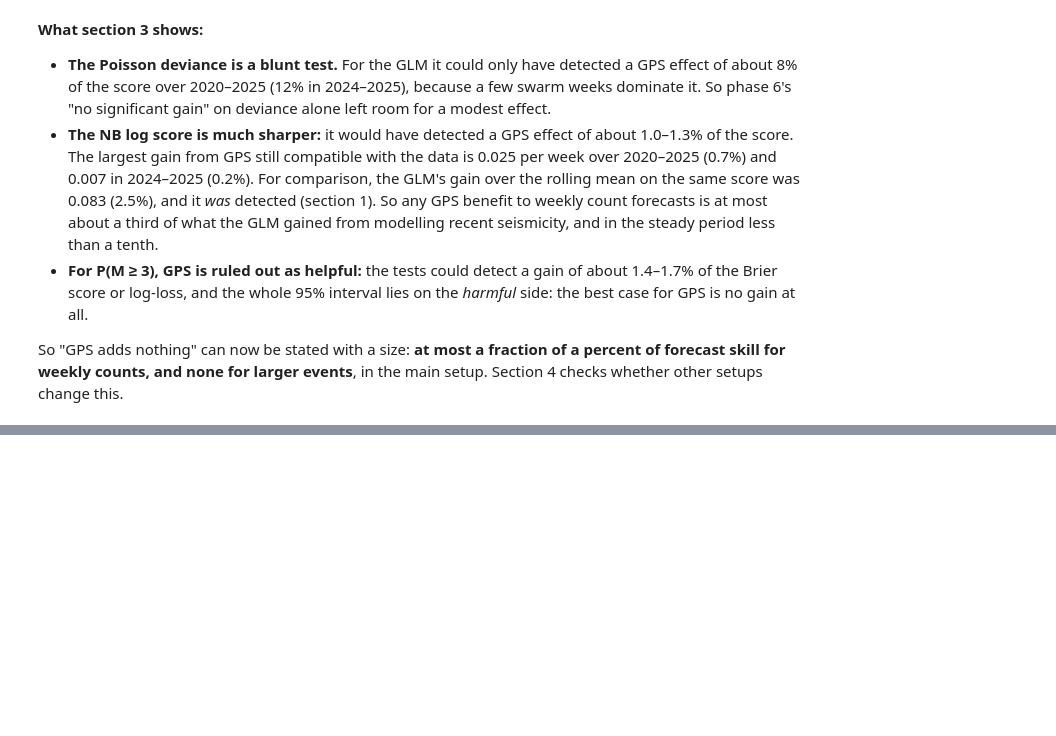
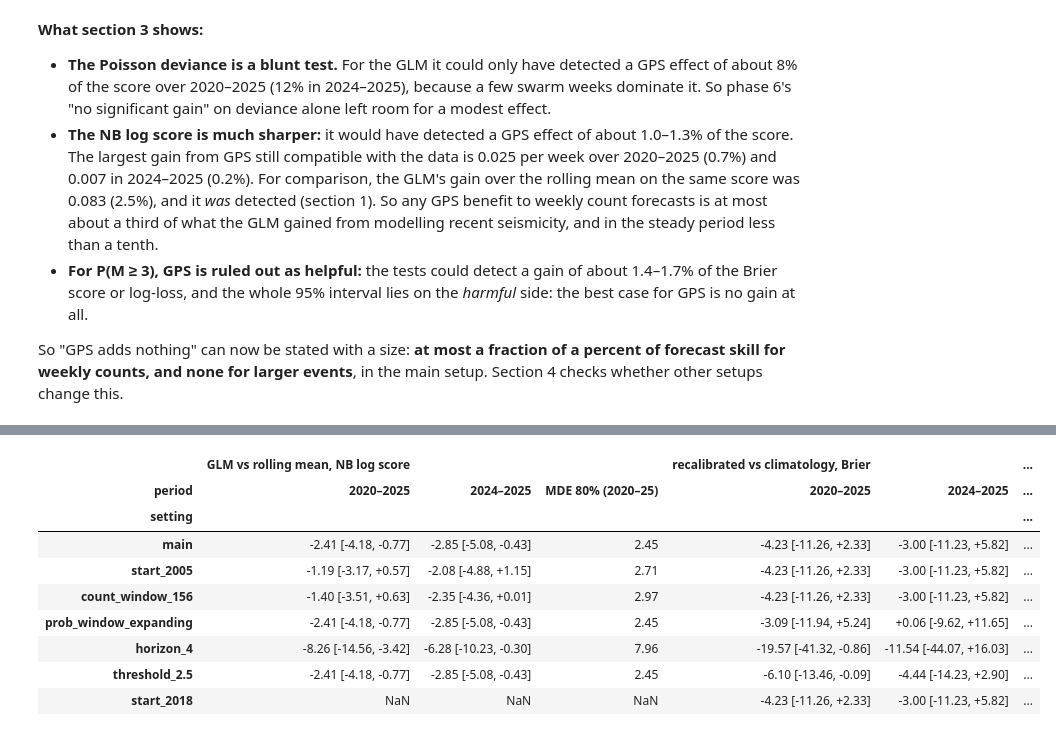
Before and after one commit to PatrickBolton/flegrei-seismicity, a Jupyter notebook: notebooks/05_evaluation.ipynb, the cells around one changed output, grey strips where cells are left out. Saved outputs shown, nothing was run; the diff lists cells and outputs as text; code cells hidden in the pictures; blank space fills up the shorter version.

```diff
--- a/notebooks/05_evaluation.ipynb
+++ b/notebooks/05_evaluation.ipynb
@@ -309,0 +393,15 @@ So "GPS adds nothing" can now be stated with a size: **at most a fraction of a p
+# %%
+# Reference effects, as % of score: modelling gains that are real in the main setup.
+pd.concat({"GLM vs rolling mean, NB log score": compact("reference: GLM vs rolling mean", "NB log score"),
+           "recalibrated vs climatology, Brier": compact("reference: recalibrated vs climatology", "Brier")}, axis=1)
+# %% [output]
+|  | GLM vs rolling mean, NB log score |  |  | recalibrated vs climatology, Brier |  | ... |
+| period | 2020–2025 | 2024–2025 | MDE 80% (2020–25) | 2020–2025 | 2024–2025 | ... |
+| setting |  |  |  |  |  | ... |
+| main | -2.41 [-4.18, -0.77] | -2.85 [-5.08, -0.43] | 2.45 | -4.23 [-11.26, +2.33] | -3.00 [-11.23, +5.82] | ... |
+| start_2005 | -1.19 [-3.17, +0.57] | -2.08 [-4.88, +1.15] | 2.71 | -4.23 [-11.26, +2.33] | -3.00 [-11.23, +5.82] | ... |
+| count_window_156 | -1.40 [-3.51, +0.63] | -2.35 [-4.36, +0.01] | 2.97 | -4.23 [-11.26, +2.33] | -3.00 [-11.23, +5.82] | ... |
+| prob_window_expanding | -2.41 [-4.18, -0.77] | -2.85 [-5.08, -0.43] | 2.45 | -3.09 [-11.94, +5.24] | +0.06 [-9.62, +11.65] | ... |
+| horizon_4 | -8.26 [-14.56, -3.42] | -6.28 [-10.23, -0.30] | 7.96 | -19.57 [-41.32, -0.86] | -11.54 [-44.07, +16.03] | ... |
+| threshold_2.5 | -2.41 [-4.18, -0.77] | -2.85 [-5.08, -0.43] | 2.45 | -6.10 [-13.46, -0.09] | -4.44 [-14.23, +2.90] | ... |
+| start_2018 | NaN | NaN | NaN | -4.23 [-11.26, +2.33] | -3.00 [-11.23, +5.82] | ... |
```
Also changed, not shown: parts of 5 cells of this notebook, 3 other files.
